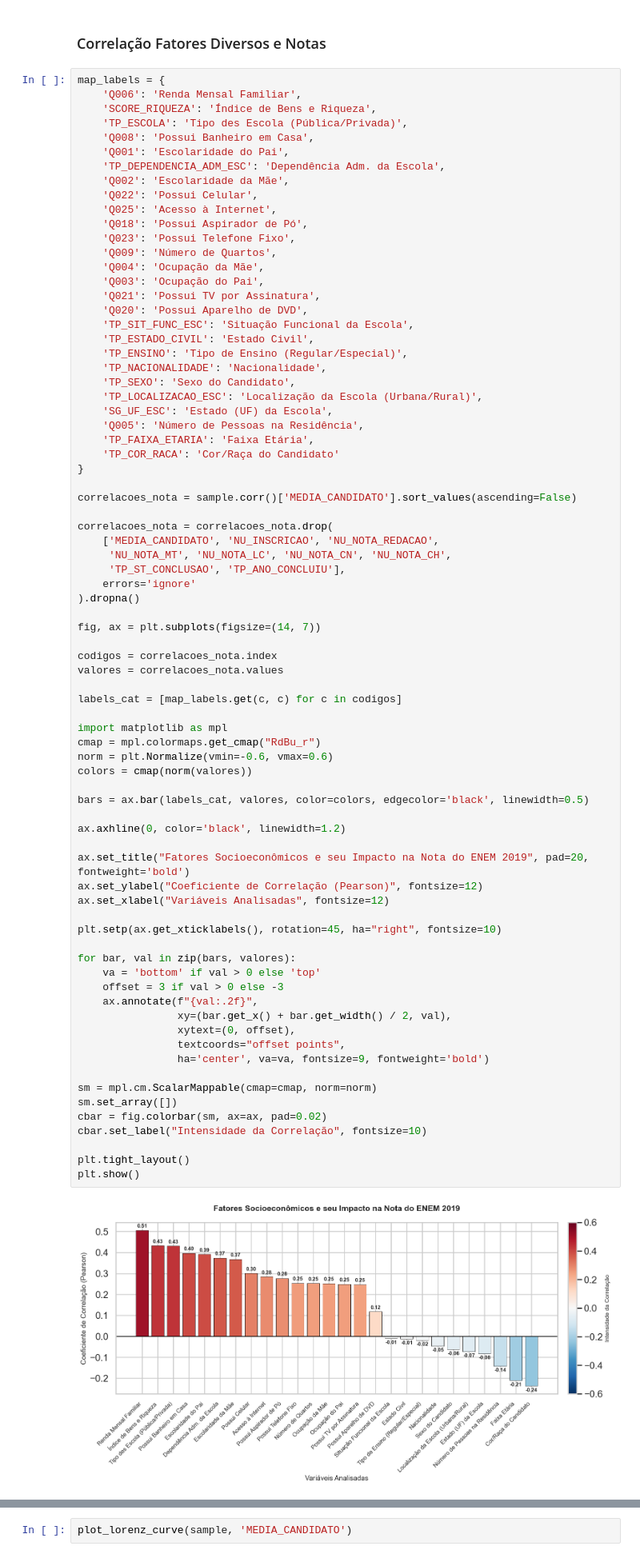
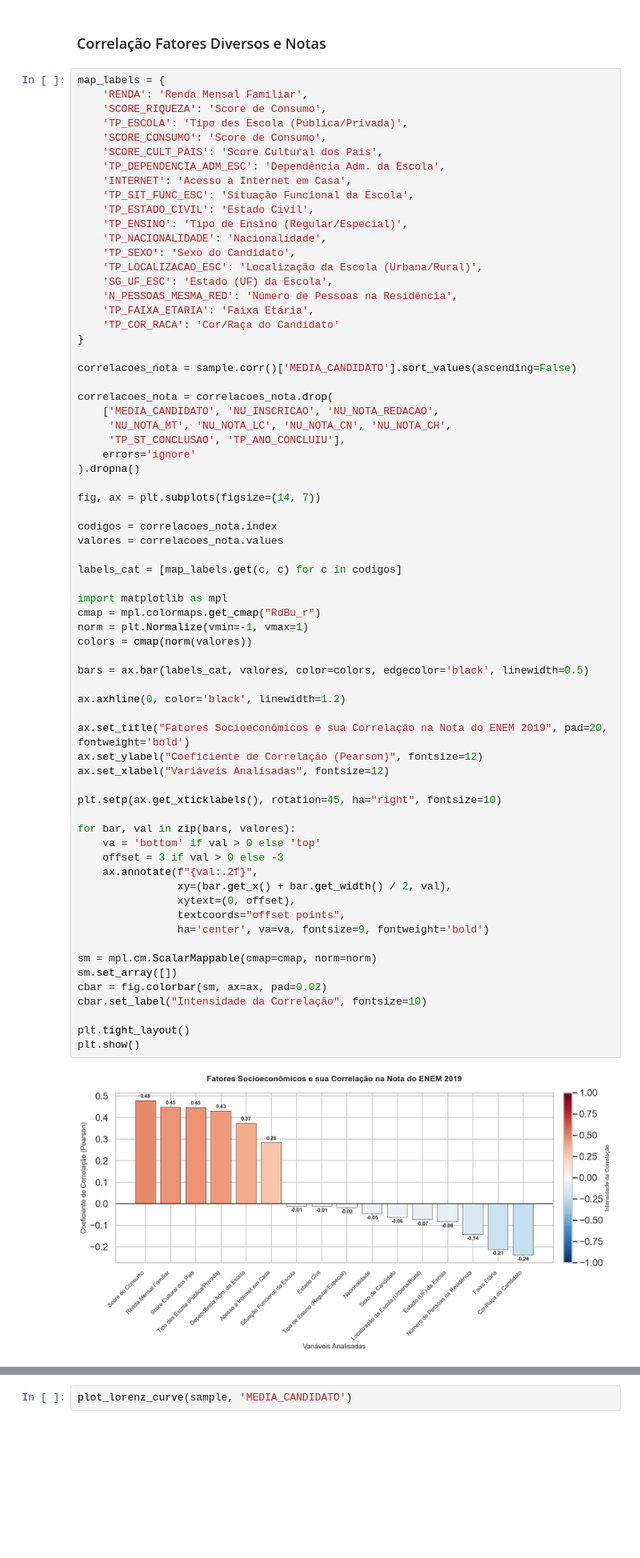
Before and after one commit to intelligent-life-paradox/statistical-modelling-enem, a Jupyter notebook: notebooks/analise_exploratoria.ipynb, the cells around one changed output, grey strips where cells are left out. Shown at 80% size. Cells and saved outputs as stored; diff of their text form; blank space fills up the shorter version.

```diff
--- a/notebooks/analise_exploratoria.ipynb
+++ b/notebooks/analise_exploratoria.ipynb
@@ -224,22 +225,13 @@ Os dados sugerem que o desempenho no Enem não é um fator isolado, mas fortemen
 ### Correlação Fatores Diversos e Notas
 # %%
 map_labels = {
-    'Q006': 'Renda Mensal Familiar',
-    'SCORE_RIQUEZA': 'Índice de Bens e Riqueza',
+    'RENDA': 'Renda Mensal Familiar',
+    'SCORE_RIQUEZA': 'Score de Consumo',
     'TP_ESCOLA': 'Tipo des Escola (Pública/Privada)',
-    'Q008': 'Possui Banheiro em Casa',
-    'Q001': 'Escolaridade do Pai',
+    'SCORE_CONSUMO': 'Score de Consumo',
+    'SCORE_CULT_PAIS': 'Score Cultural dos Pais',
     'TP_DEPENDENCIA_ADM_ESC': 'Dependência Adm. da Escola',
-    'Q002': 'Escolaridade da Mãe',
-    'Q022': 'Possui Celular',
-    'Q025': 'Acesso à Internet',
-    'Q018': 'Possui Aspirador de Pó',
-    'Q023': 'Possui Telefone Fixo',
-    'Q009': 'Número de Quartos',
-    'Q004': 'Ocupação da Mãe',
-    'Q003': 'Ocupação do Pai',
-    'Q021': 'Possui TV por Assinatura',
-    'Q020': 'Possui Aparelho de DVD',
+    'INTERNET': 'Acesso à Internet em Casa',
     'TP_SIT_FUNC_ESC': 'Situação Funcional da Escola',
     'TP_ESTADO_CIVIL': 'Estado Civil',
     'TP_ENSINO': 'Tipo de Ensino (Regular/Especial)',
@@ -247,7 +239,7 @@ map_labels = {
     'TP_SEXO': 'Sexo do Candidato',
     'TP_LOCALIZACAO_ESC': 'Localização da Escola (Urbana/Rural)',
     'SG_UF_ESC': 'Estado (UF) da Escola',
-    'Q005': 'Número de Pessoas na Residência',
+    'N_PESSOAS_MESMA_RED': 'Número de Pessoas na Residência',
     'TP_FAIXA_ETARIA': 'Faixa Etária',
     'TP_COR_RACA': 'Cor/Raça do Candidato'
 }
@@ -270,35 +262,35 @@ labels_cat = [map_labels.get(c, c) for c in codigos]
 
 import matplotlib as mpl
 cmap = mpl.colormaps.get_cmap("RdBu_r")
-norm = plt.Normalize(vmin=-0.6, vmax=0.6)
+norm = plt.Normalize(vmin=-1, vmax=1)
 colors = cmap(norm(valores))
 
 bars = ax.bar(labels_cat, valores, color=colors, edgecolor='black', linewidth=0.5)
 
 ax.axhline(0, color='black', linewidth=1.2)
 
-ax.set_title("Fatores Socioeconômicos e seu Impacto na Nota do ENEM 2019", pad=20, fontweight='bold')
+ax.set_title("Fatores Socioeconômicos e sua Correlação na Nota do ENEM 2019", pad=20, fontweight='bold')
 ax.set_ylabel("Coeficiente de Correlação (Pearson)", fontsize=12)
 ax.set_xlabel("Variáveis Analisadas", fontsize=12)
 
 plt.setp(ax.get_xticklabels(), rotation=45, ha="right", fontsize=10)
 
 for bar, val in zip(bars, valores):
     va = 'bottom' if val > 0 else 'top'
     offset = 3 if val > 0 else -3
     ax.annotate(f"{val:.2f}",
                 xy=(bar.get_x() + bar.get_width() / 2, val),
                 xytext=(0, offset),
                 textcoords="offset points",
                 ha='center', va=va, fontsize=9, fontweight='bold')
 
 sm = mpl.cm.ScalarMappable(cmap=cmap, norm=norm)
 sm.set_array([])
 cbar = fig.colorbar(sm, ax=ax, pad=0.02)
 cbar.set_label("Intensidade da Correlação", fontsize=10)
 
 plt.tight_layout()
 plt.show()
 # %% [output]
-[figure, old version]
+[figure, new version]
 # %% [markdown]
```
Also changed, not shown: parts of 12 cells of this notebook.
